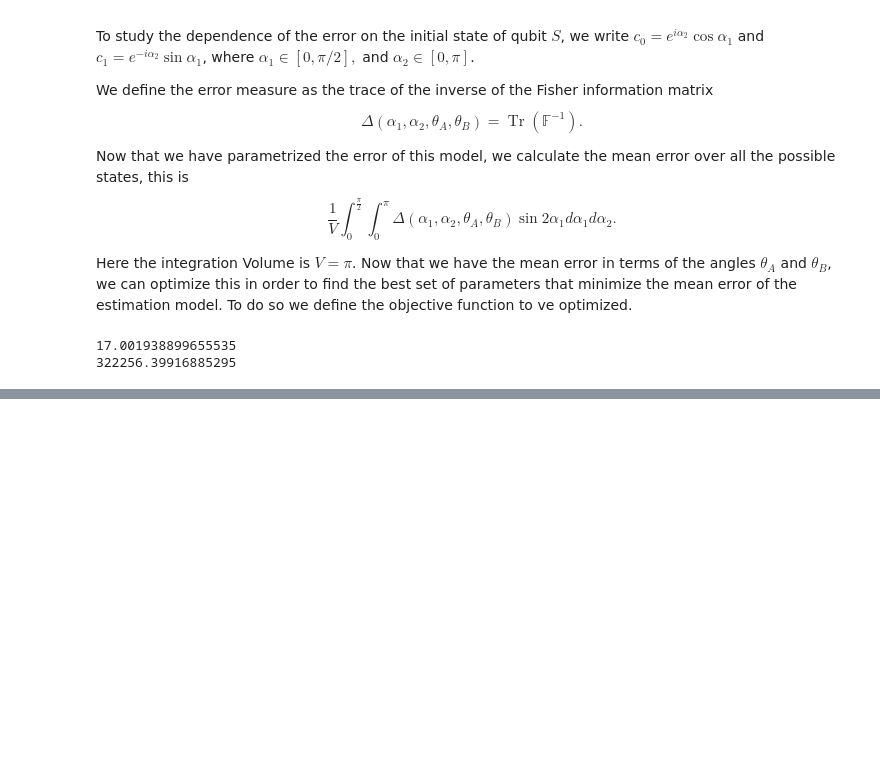
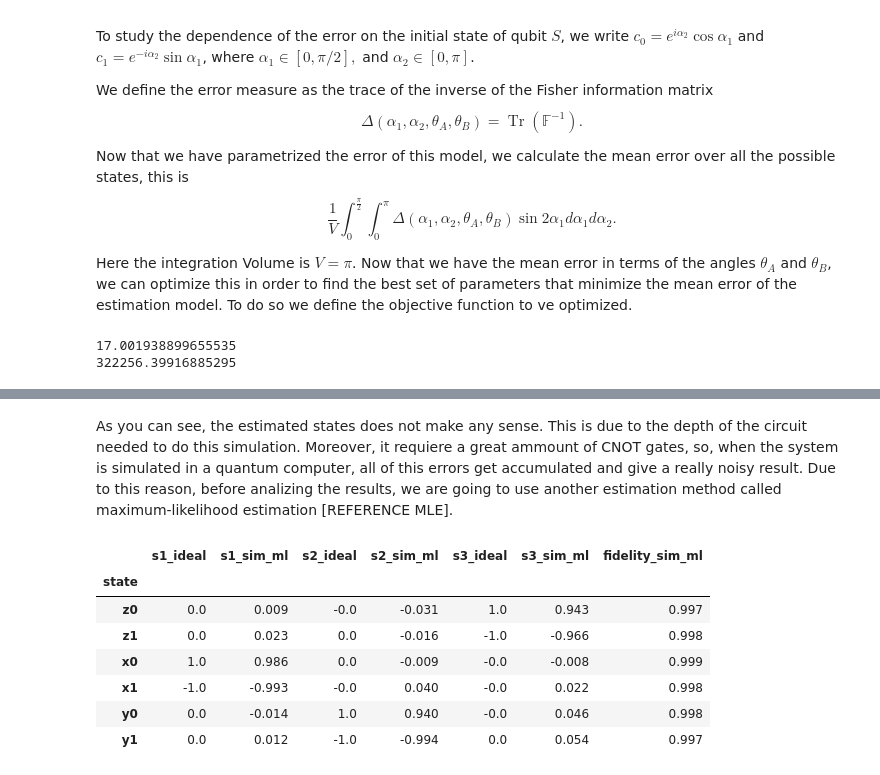
Before and after one commit to cagalvisf/Qubit_state_estimation, a Jupyter notebook: Complete qubit state stimation/Saavedra_model.ipynb, the cells around one changed output, grey strips where cells are left out. Cells and saved outputs as stored; diff of their text form; code cells hidden in the pictures; blank space fills up the shorter version.

Commit message:
Estimation in a QPU

```diff
--- a/Complete qubit state stimation/Saavedra_model.ipynb
+++ b/Complete qubit state stimation/Saavedra_model.ipynb
@@ -152,7 +152,7 @@ def T_matrix(U):
 
     ## We define the Pauli matrices and the identiry
     X = np.matrix([[0,1],[1,0]])
-    Y = np.matrix([[0,-complex(0,1)],[complex(0,1),0]])
+    Y = np.matrix([[0,-j],[j,0]])
     Z = np.matrix([[1,0],[0,-1]])
     I = np.matrix([[1,0],[0,1]])
 
@@ -574,0 +974,2 @@ optimization(obj_fn, 5)
+# %% [markdown]
+As you can see, the estimated states does not make any sense. This is due to the depth of the circuit needed to do this simulation. Moreover, it requiere a great ammount of CNOT gates, so, when the system is simulated in a quantum computer, all of this errors get accumulated and give a really noisy result. Due to this reason, before analizing the results, we are going to use another estimation method called maximum-likelihood estimation [REFERENCE MLE].
@@ -574,0 +997,50 @@ optimization(obj_fn, 5)
+# %%
+## Implementation of maximum-likelihood estimation algorithm
+def s_from_df_qpu(row,i):
+    freq = np.array([row['p_00_qpu'],row['p_01_qpu'],row['p_10_qpu'],row['p_11_qpu']])
+    return disc_ML_est(np.array(T),freq)[i]
+
+df['s0_qpu_ml'] = df.apply(lambda x: s_from_df_qpu(x,0),axis=1)
+df['s1_qpu_ml'] = df.apply(lambda x: s_from_df_qpu(x,1),axis=1)
+df['s2_qpu_ml'] = df.apply(lambda x: s_from_df_qpu(x,2),axis=1)
+df['s3_qpu_ml'] = df.apply(lambda x: s_from_df_qpu(x,3),axis=1)
+
+
+df_sim['s0_sim_ml'] = df_sim.apply(lambda x: s_from_df_qpu(x,0),axis=1)
+df_sim['s1_sim_ml'] = df_sim.apply(lambda x: s_from_df_qpu(x,1),axis=1)
+df_sim['s2_sim_ml'] = df_sim.apply(lambda x: s_from_df_qpu(x,2),axis=1)
+df_sim['s3_sim_ml'] = df_sim.apply(lambda x: s_from_df_qpu(x,3),axis=1)
+# %%
+## Fidelities of the new estimated states
+def fidelity_qpu_ml(row):
+    s_ideal = [row['s1_ideal'],row['s2_ideal'],row['s3_ideal']]
+    s_IBM = [row['s1_qpu_ml'],row['s2_qpu_ml'],row['s3_qpu_ml']]
+    ideal_state = bloch_vector_to_state(s_ideal)
+    rec_IBM_state = bloch_vector_to_state(s_IBM)
+    return quantum_info.state_fidelity(ideal_state,rec_IBM_state)
+
+def fidelity_sim_ml(row):
+    s_ideal = [row['s1_ideal'],row['s2_ideal'],row['s3_ideal']]
+    s_IBM = [row['s1_sim_ml'],row['s2_sim_ml'],row['s3_sim_ml']]
+    ideal_state = bloch_vector_to_state(s_ideal)
+    rec_IBM_state = bloch_vector_to_state(s_IBM)
+
+    return quantum_info.state_fidelity(ideal_state,rec_IBM_state)
+
+df['fidelity_qpu_ml'] = df.apply(fidelity_qpu_ml, axis=1)
+df_sim['fidelity_sim_ml'] = df_sim.apply(fidelity_sim_ml, axis=1)
+
+grouped_df = df.groupby(['state'],sort=False).mean()
+grouped_df_sim = df_sim.groupby(['state'],sort=False).mean()
+# %%
+grouped_df_sim = grouped_df_sim.round(3)
+grouped_df_sim[['s1_ideal','s1_sim_ml','s2_ideal', 's2_sim_ml','s3_ideal', 's3_sim_ml','fidelity_sim_ml']]
+# %% [output]
+|  | s1_ideal | s1_sim_ml | s2_ideal | s2_sim_ml | s3_ideal | s3_sim_ml | fidelity_sim_ml |
+| state |  |  |  |  |  |  |  |
+| z0 | 0.0 | 0.009 | -0.0 | -0.031 | 1.0 | 0.943 | 0.997 |
+| z1 | 0.0 | 0.023 | 0.0 | -0.016 | -1.0 | -0.966 | 0.998 |
+| x0 | 1.0 | 0.986 | 0.0 | -0.009 | -0.0 | -0.008 | 0.999 |
+| x1 | -1.0 | -0.993 | -0.0 | 0.040 | -0.0 | 0.022 | 0.998 |
+| y0 | 0.0 | -0.014 | 1.0 | 0.940 | -0.0 | 0.046 | 0.998 |
+| y1 | 0.0 | 0.012 | -1.0 | -0.994 | 0.0 | 0.054 | 0.997 |
```
Also changed, not shown: parts of 19 cells of this notebook, 7 other files.
